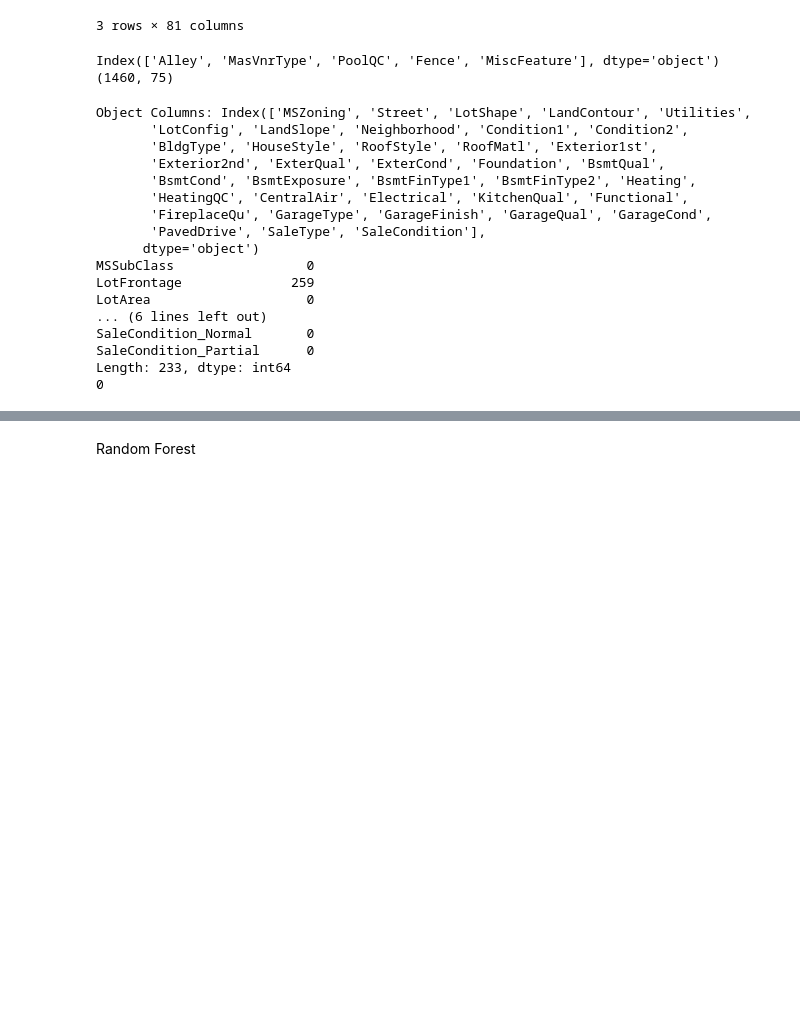
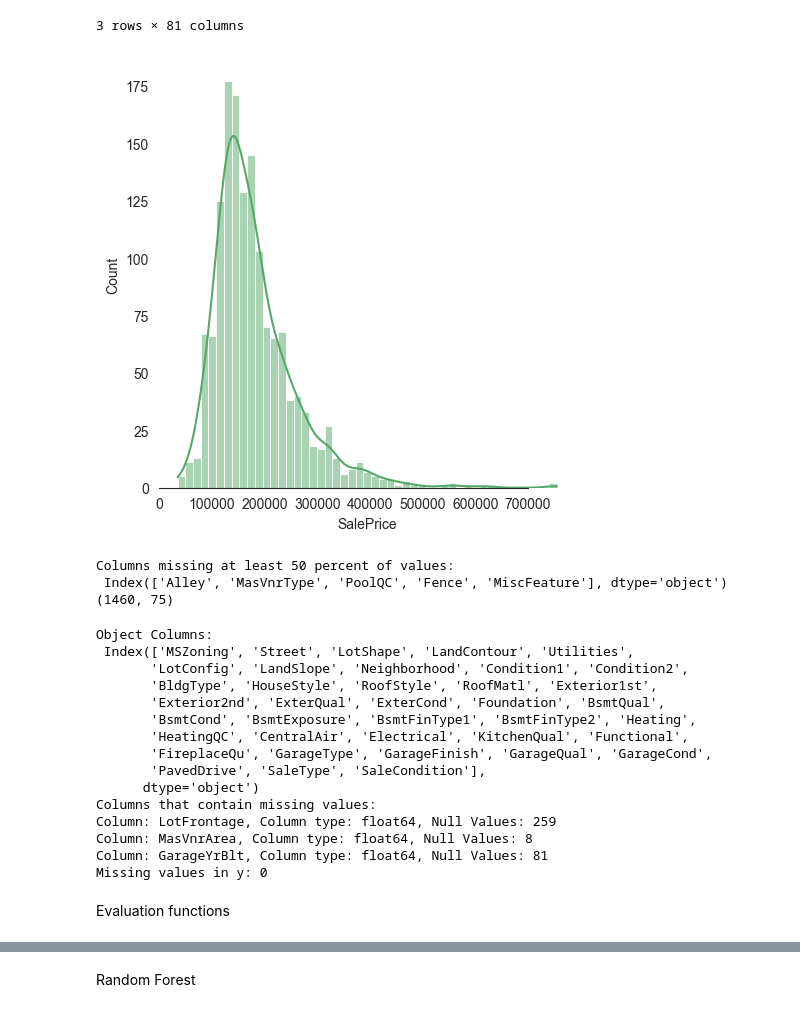
Before and after one commit to sopphh/415-Final-Project, a Jupyter notebook: 415FinalProject.ipynb, the cells around one changed output, grey strips where cells are left out. Saved outputs shown, nothing was run; the diff lists cells and outputs as text; code cells hidden in the pictures; blank space fills up the shorter version.

```diff
--- a/415FinalProject.ipynb
+++ b/415FinalProject.ipynb
@@ -21,6 +22,14 @@ data.head(3)
 | 1 | 2 | 20 | RL | 80.0 | 9600 | Pave | NaN | Reg | Lvl | ... |
 | 2 | 3 | 60 | RL | 68.0 | 11250 | Pave | NaN | IR1 | Lvl | ... |
 3 rows × 81 columns
+# %%
+sns.set_style("white")
+sns.set_color_codes(palette='deep')
+# Check the new distribution
+sns.displot(data['SalePrice'], color="g", kde=True)
+sns.despine(trim=True, left=True)
+# %% [output]
+[figure, added]
 # %%
 data.drop('Id', axis = 1, inplace=True)
 
@@ -30,41 +39,50 @@ cols_to_drop = data.columns[data.isnull().sum() >= threshold]
 data.drop(cols_to_drop, axis=1, inplace=True)
 data.reset_index(drop=True, inplace=True)
 
-print(cols_to_drop)
+print("Columns missing at least 50 percent of values:\n", cols_to_drop)
 print(data.shape)
 # %% [output]
-Index(['Alley', 'MasVnrType', 'PoolQC', 'Fence', 'MiscFeature'], dtype='object')
+Columns missing at least 50 percent of values:
+ Index(['Alley', 'MasVnrType', 'PoolQC', 'Fence', 'MiscFeature'], dtype='object')
 (1460, 75)
 # %%
 # Which variables are of type object? These will be transformed using dummy variables.
 # This will increase the column dimension of our dataframe, but we have enough samples that this shouldn't be an issue for modeling
 object_columns = data.select_dtypes(include=['object']).columns
-print("Object Columns:", object_columns)
+print("Object Columns:\n", object_columns)
 
 # Make dummies
 data_dummied = pd.get_dummies(data, columns=object_columns, drop_first=True)
+data_dummied.reset_index(drop=True, inplace=True)
 
-data_dummied.reset_index(drop=True, inplace=True)
+X = data_dummied.drop(columns='SalePrice', axis=1)
+y = data_dummied['SalePrice']
+y = np.log(y)
 
 # Normalize the entire new dataframe column wise
 scaler = StandardScaler()
-data_dummied_scaled = pd.DataFrame(scaler.fit_transform(data_dummied), columns=data_dummied.columns)
+X = pd.DataFrame(scaler.fit_transform(X), columns=data_dummied.columns)
 
 # We will use the train data set as provided by Kaggle are our main data, and use the test set provided by Kaggle as a validation set
-X = data_dummied_scaled.drop(columns='SalePrice', axis=1)
-y = data_dummied_scaled['SalePrice']
 
 # Check missing data
 null_counts = X.isnull().sum()
 null_columns = null_counts[null_counts > 0]
 
 # Printing the columns and their respective null value counts
+print("Columns that contain missing values:")
 for column, null_count in null_columns.items():
-    print(f"Column: {column}, Null Values: {null_count}")
+    print(f"Column: {column}, Column type: {X[column].dtype}, Null Values: {null_count}")
 
 print("Missing values in y:", y.isnull().sum())
+
+# Median imputation
+missing_cols = X.columns[X.isnull().any()]
+imputer = SimpleImputer(strategy='median')
+X[missing_cols] = imputer.fit_transform(X[missing_cols])
 # %% [output]
-Object Columns: Index(['MSZoning', 'Street', 'LotShape', 'LandContour', 'Utilities',
+Object Columns:
+ Index(['MSZoning', 'Street', 'LotShape', 'LandContour', 'Utilities',
        'LotConfig', 'LandSlope', 'Neighborhood', 'Condition1', 'Condition2',
        'BldgType', 'HouseStyle', 'RoofStyle', 'RoofMatl', 'Exterior1st',
        'Exterior2nd', 'ExterQual', 'ExterCond', 'Foundation', 'BsmtQual',
@@ -73,11 +91,8 @@ Object Columns: Index(['MSZoning', 'Street', 'LotShape', 'LandContour', 'Utiliti
        'FireplaceQu', 'GarageType', 'GarageFinish', 'GarageQual', 'GarageCond',
        'PavedDrive', 'SaleType', 'SaleCondition'],
       dtype='object')
-MSSubClass                 0
-LotFrontage              259
-LotArea                    0
-... (6 lines left out)
-SaleCondition_Normal       0
-SaleCondition_Partial      0
-Length: 233, dtype: int64
-0
+Columns that contain missing values:
+Column: LotFrontage, Column type: float64, Null Values: 259
+Column: MasVnrArea, Column type: float64, Null Values: 8
+Column: GarageYrBlt, Column type: float64, Null Values: 81
+Missing values in y: 0
@@ -94,3 +107,5 @@ X_test_normalized = scaler.transform(X_test)
 
 X_train_normalized_df = pd.DataFrame(X_train_normalized, columns=X_train.columns)
 X_test_normalized_df = pd.DataFrame(X_test_normalized, columns=X_test.columns)
+# %% [markdown]
+Evaluation functions
```
Also changed, not shown: parts of 10 cells of this notebook.
